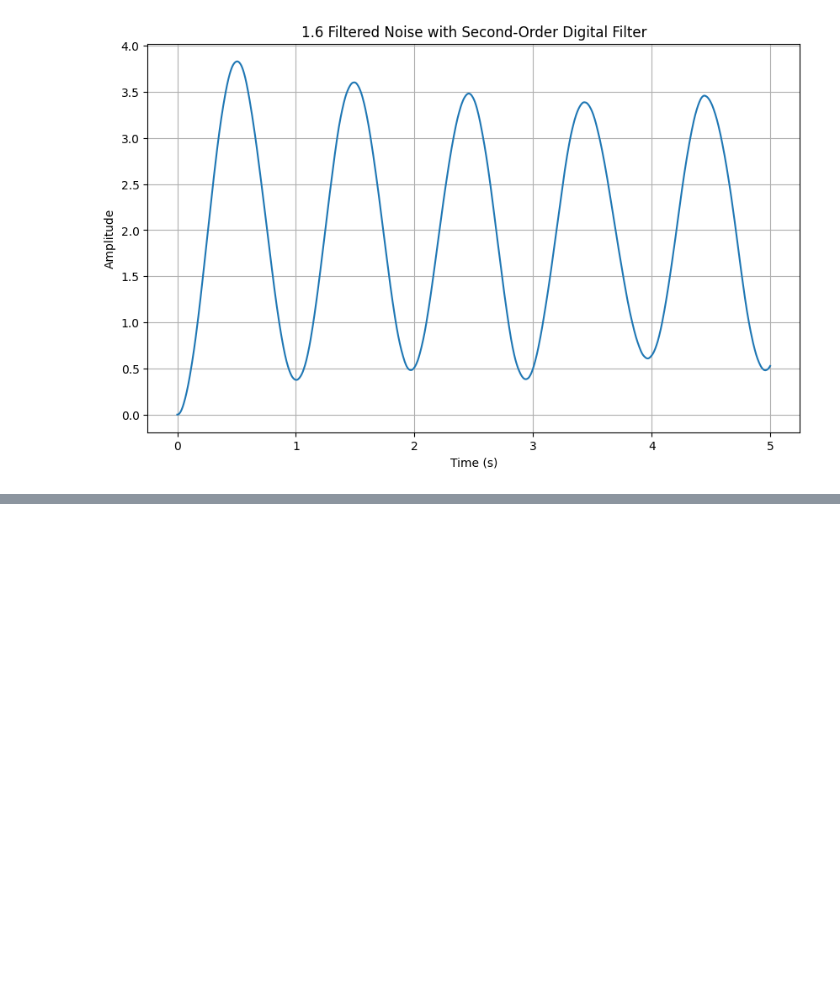
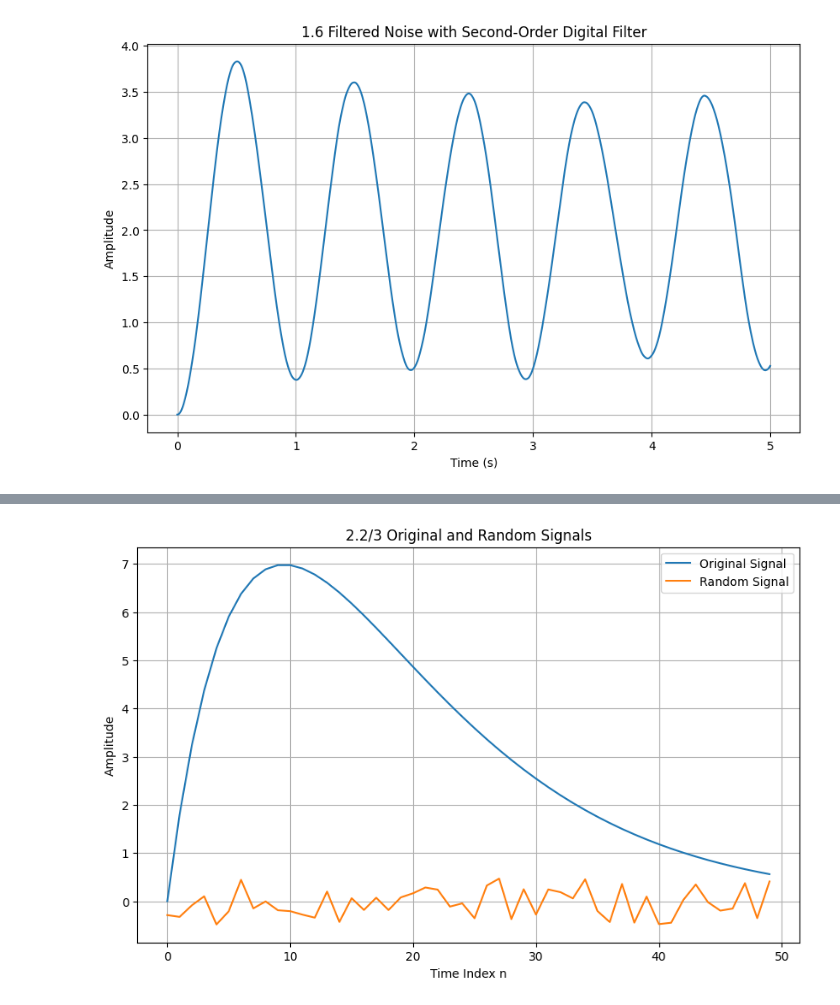
Before and after one commit to KaBoomKaBoom/PS_Labs, a Jupyter notebook: Lab1/Lab1.ipynb, the cells around one changed output, grey strips where cells are left out. Cells and saved outputs as stored; diff of their text form; code cells hidden in the pictures; blank space fills up the shorter version.

```diff
--- a/Lab1/Lab1.ipynb
+++ b/Lab1/Lab1.ipynb
@@ -111,0 +126,14 @@ plt.show()
+# %%
+d = np.random.rand(len(m)) - 0.5
+
+plt.figure(figsize=(10, 6))
+plt.plot(m, s, label='Original Signal')
+plt.plot(m, d, label='Random Signal')
+plt.title('2.2/3 Original and Random Signals')
+plt.xlabel('Time Index n')
+plt.ylabel('Amplitude')
+plt.legend()
+plt.grid(True)
+plt.show()
+# %% [output]
+[figure, added]
```
Also changed, not shown: parts of 6 cells of this notebook.
